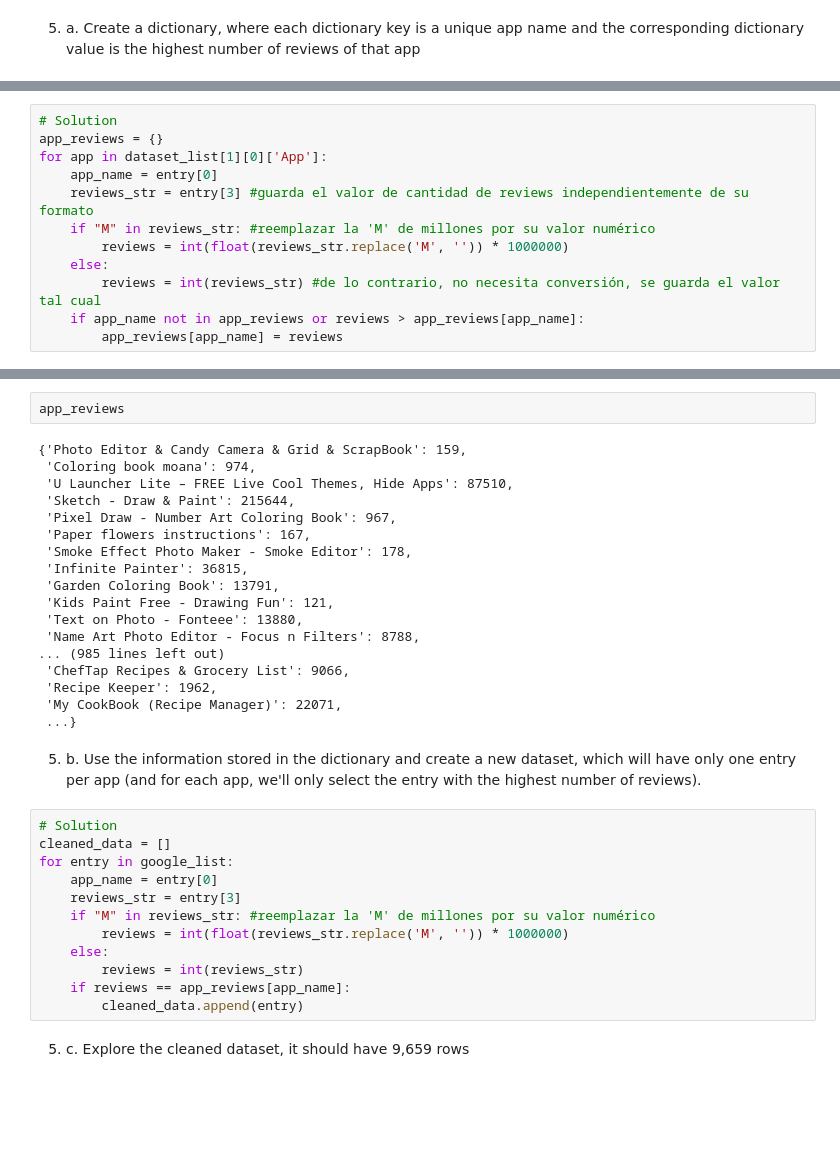
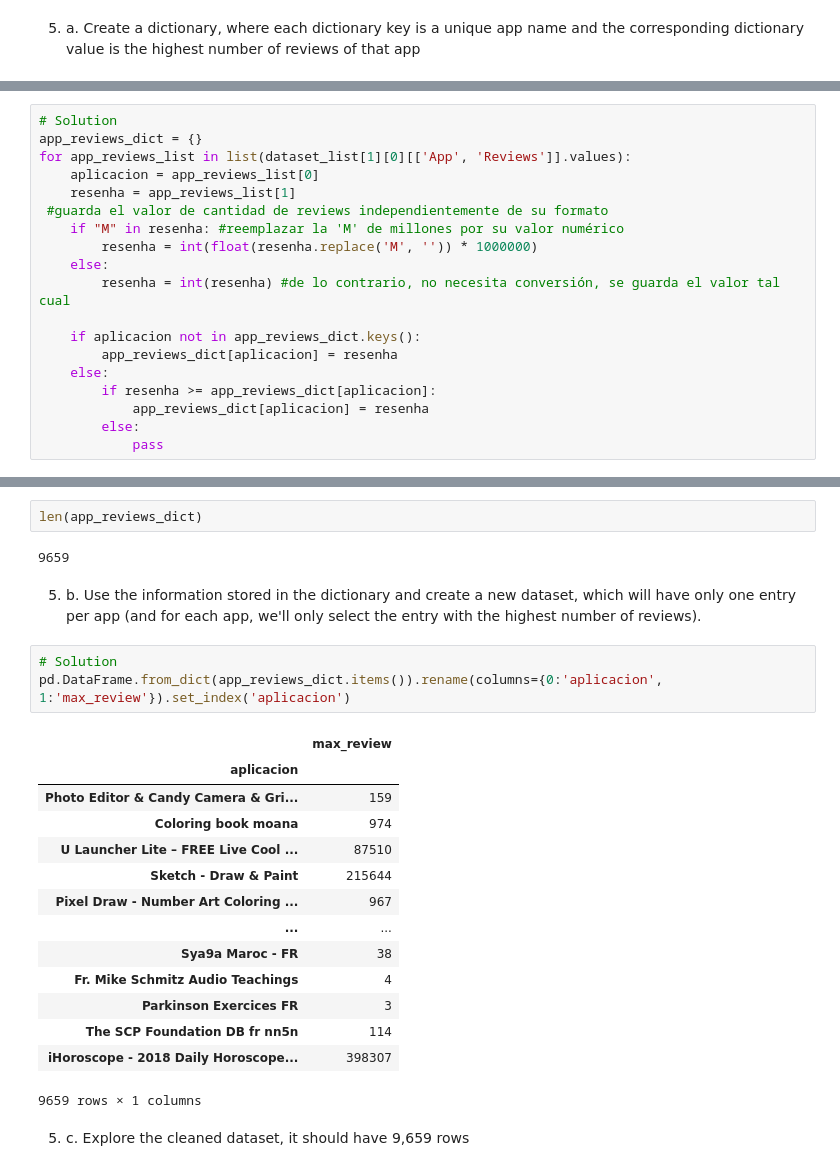
Before and after one commit to qlab-intro-python/tarea-3-joshua-jorge, a Jupyter notebook: tarea_3_plantilla.ipynb, the cells around one changed output, grey strips where cells are left out. Drawn from its saved outputs; the diff is of its cells as text; blank space fills up the shorter version.

```diff
--- a/tarea_3_plantilla.ipynb
+++ b/tarea_3_plantilla.ipynb
@@ -136,12 +140,19 @@ dataset_list[1][0]['App'].duplicated().sum()
 # %%
 # Solution
-app_reviews = {}
-for app in dataset_list[1][0]['App']:
-    app_name = entry[0]
-    reviews_str = entry[3] #guarda el valor de cantidad de reviews independientemente de su formato
-    if "M" in reviews_str: #reemplazar la 'M' de millones por su valor numérico
-        reviews = int(float(reviews_str.replace('M', '')) * 1000000)
+app_reviews_dict = {}
+for app_reviews_list in list(dataset_list[1][0][['App', 'Reviews']].values):
+    aplicacion = app_reviews_list[0]
+    resenha = app_reviews_list[1]
+ #guarda el valor de cantidad de reviews independientemente de su formato
+    if "M" in resenha: #reemplazar la 'M' de millones por su valor numérico
+        resenha = int(float(resenha.replace('M', '')) * 1000000)
     else:
-        reviews = int(reviews_str) #de lo contrario, no necesita conversión, se guarda el valor tal cual
-    if app_name not in app_reviews or reviews > app_reviews[app_name]:
-        app_reviews[app_name] = reviews
+        resenha = int(resenha) #de lo contrario, no necesita conversión, se guarda el valor tal cual
+
+    if aplicacion not in app_reviews_dict.keys():
+        app_reviews_dict[aplicacion] = resenha
+    else:
+        if resenha >= app_reviews_dict[aplicacion]:
+            app_reviews_dict[aplicacion] = resenha
+        else:
+            pass
@@ -153,36 +159,26 @@ dataset_list[1][0]['App'].nunique()
-# %%
-app_reviews
-# %% [output]
-{'Photo Editor & Candy Camera & Grid & ScrapBook': 159,
- 'Coloring book moana': 974,
- 'U Launcher Lite – FREE Live Cool Themes, Hide Apps': 87510,
- 'Sketch - Draw & Paint': 215644,
- 'Pixel Draw - Number Art Coloring Book': 967,
- 'Paper flowers instructions': 167,
- 'Smoke Effect Photo Maker - Smoke Editor': 178,
- 'Infinite Painter': 36815,
- 'Garden Coloring Book': 13791,
- 'Kids Paint Free - Drawing Fun': 121,
- 'Text on Photo - Fonteee': 13880,
- 'Name Art Photo Editor - Focus n Filters': 8788,
-... (985 lines left out)
- 'ChefTap Recipes & Grocery List': 9066,
- 'Recipe Keeper': 1962,
- 'My CookBook (Recipe Manager)': 22071,
- ...}
+# %%
+len(app_reviews_dict)
+# %% [output]
+9659
 # %% [markdown]
 5. b. Use the information stored in the dictionary and create a new dataset, which will have only one entry per app (and for each app, we'll only select the entry with the highest number of reviews).
-# %%
-# Solution
-cleaned_data = []
-for entry in google_list:
-    app_name = entry[0]
-    reviews_str = entry[3]
-    if "M" in reviews_str: #reemplazar la 'M' de millones por su valor numérico
-        reviews = int(float(reviews_str.replace('M', '')) * 1000000)
-    else:
-        reviews = int(reviews_str)
-    if reviews == app_reviews[app_name]:
-        cleaned_data.append(entry)
+# %%
+# Solution
+pd.DataFrame.from_dict(app_reviews_dict.items()).rename(columns={0:'aplicacion', 1:'max_review'}).set_index('aplicacion')
+# %% [output]
+|  | max_review |
+| aplicacion |  |
+| Photo Editor & Candy Camera & Gri... | 159 |
+| Coloring book moana | 974 |
+| U Launcher Lite – FREE Live Cool ... | 87510 |
+| Sketch - Draw & Paint | 215644 |
+| Pixel Draw - Number Art Coloring ... | 967 |
+| ... | ... |
+| Sya9a Maroc - FR | 38 |
+| Fr. Mike Schmitz Audio Teachings | 4 |
+| Parkinson Exercices FR | 3 |
+| The SCP Foundation DB fr nn5n | 114 |
+| iHoroscope - 2018 Daily Horoscope... | 398307 |
+9659 rows × 1 columns
 # %% [markdown]
 5. c. Explore the cleaned dataset, it should have 9,659 rows
```
Also changed, not shown: parts of 10 cells of this notebook.
